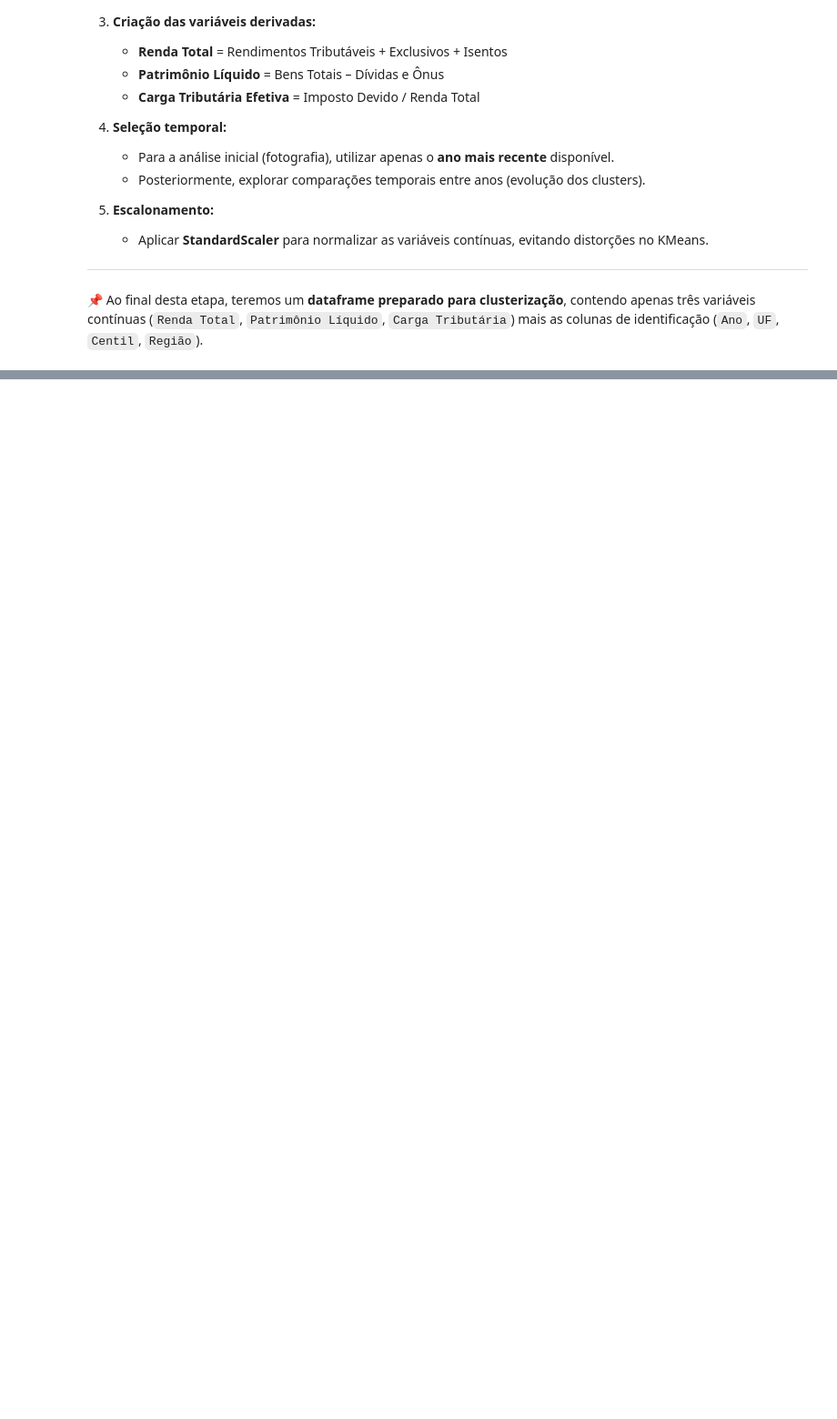
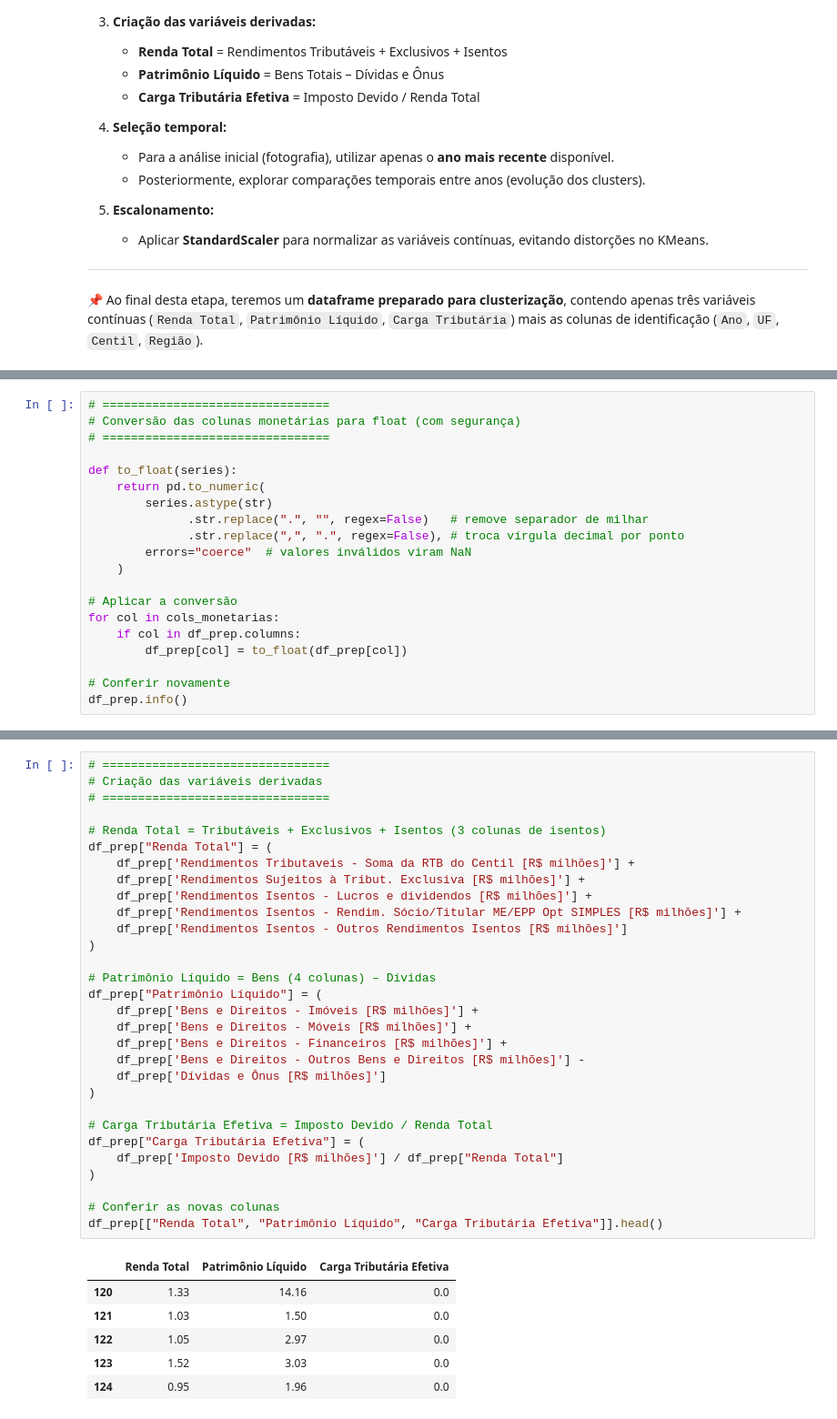
Before and after one commit to PadawanXXVI/kmeans-3d-cluster, a Jupyter notebook: distribuicao-renda.ipynb, the cells around one changed output, grey strips where cells are left out. Shown at 91% size. Cells and saved outputs as stored; diff of their text form; blank space fills up the shorter version.

```diff
--- a/distribuicao-renda.ipynb
+++ b/distribuicao-renda.ipynb
@@ -289,0 +347,20 @@ Como identificado na fase anterior (*Data Understanding*), o dataset apresenta:
+# %%
+# ================================
+# Conversão das colunas monetárias para float (com segurança)
+# ================================
+
+def to_float(series):
+    return pd.to_numeric(
+        series.astype(str)
+              .str.replace(".", "", regex=False)   # remove separador de milhar
+              .str.replace(",", ".", regex=False), # troca vírgula decimal por ponto
+        errors="coerce"  # valores inválidos viram NaN
+    )
+
+# Aplicar a conversão
+for col in cols_monetarias:
+    if col in df_prep.columns:
+        df_prep[col] = to_float(df_prep[col])
+
+# Conferir novamente
+df_prep.info()
@@ -289,0 +438,37 @@ Como identificado na fase anterior (*Data Understanding*), o dataset apresenta:
+# %%
+# ================================
+# Criação das variáveis derivadas
+# ================================
+
+# Renda Total = Tributáveis + Exclusivos + Isentos (3 colunas de isentos)
+df_prep["Renda Total"] = (
+    df_prep['Rendimentos Tributaveis - Soma da RTB do Centil [R$ milhões]'] +
+    df_prep['Rendimentos Sujeitos à Tribut. Exclusiva [R$ milhões]'] +
+    df_prep['Rendimentos Isentos - Lucros e dividendos [R$ milhões]'] +
+    df_prep['Rendimentos Isentos - Rendim. Sócio/Titular ME/EPP Opt SIMPLES [R$ milhões]'] +
+    df_prep['Rendimentos Isentos - Outros Rendimentos Isentos [R$ milhões]']
+)
+
+# Patrimônio Líquido = Bens (4 colunas) – Dívidas
+df_prep["Patrimônio Líquido"] = (
+    df_prep['Bens e Direitos - Imóveis [R$ milhões]'] +
+    df_prep['Bens e Direitos - Móveis [R$ milhões]'] +
+    df_prep['Bens e Direitos - Financeiros [R$ milhões]'] +
+    df_prep['Bens e Direitos - Outros Bens e Direitos [R$ milhões]'] -
+    df_prep['Dívidas e Ônus [R$ milhões]']
+)
+
+# Carga Tributária Efetiva = Imposto Devido / Renda Total
+df_prep["Carga Tributária Efetiva"] = (
+    df_prep['Imposto Devido [R$ milhões]'] / df_prep["Renda Total"]
+)
+
+# Conferir as novas colunas
+df_prep[["Renda Total", "Patrimônio Líquido", "Carga Tributária Efetiva"]].head()
+# %% [output]
+|  | Renda Total | Patrimônio Líquido | Carga Tributária Efetiva |
+| 120 | 1.33 | 14.16 | 0.0 |
+| 121 | 1.03 | 1.50 | 0.0 |
+| 122 | 1.05 | 2.97 | 0.0 |
+| 123 | 1.52 | 3.03 | 0.0 |
+| 124 | 0.95 | 1.96 | 0.0 |
```
Also changed, not shown: parts of 11 cells of this notebook.
